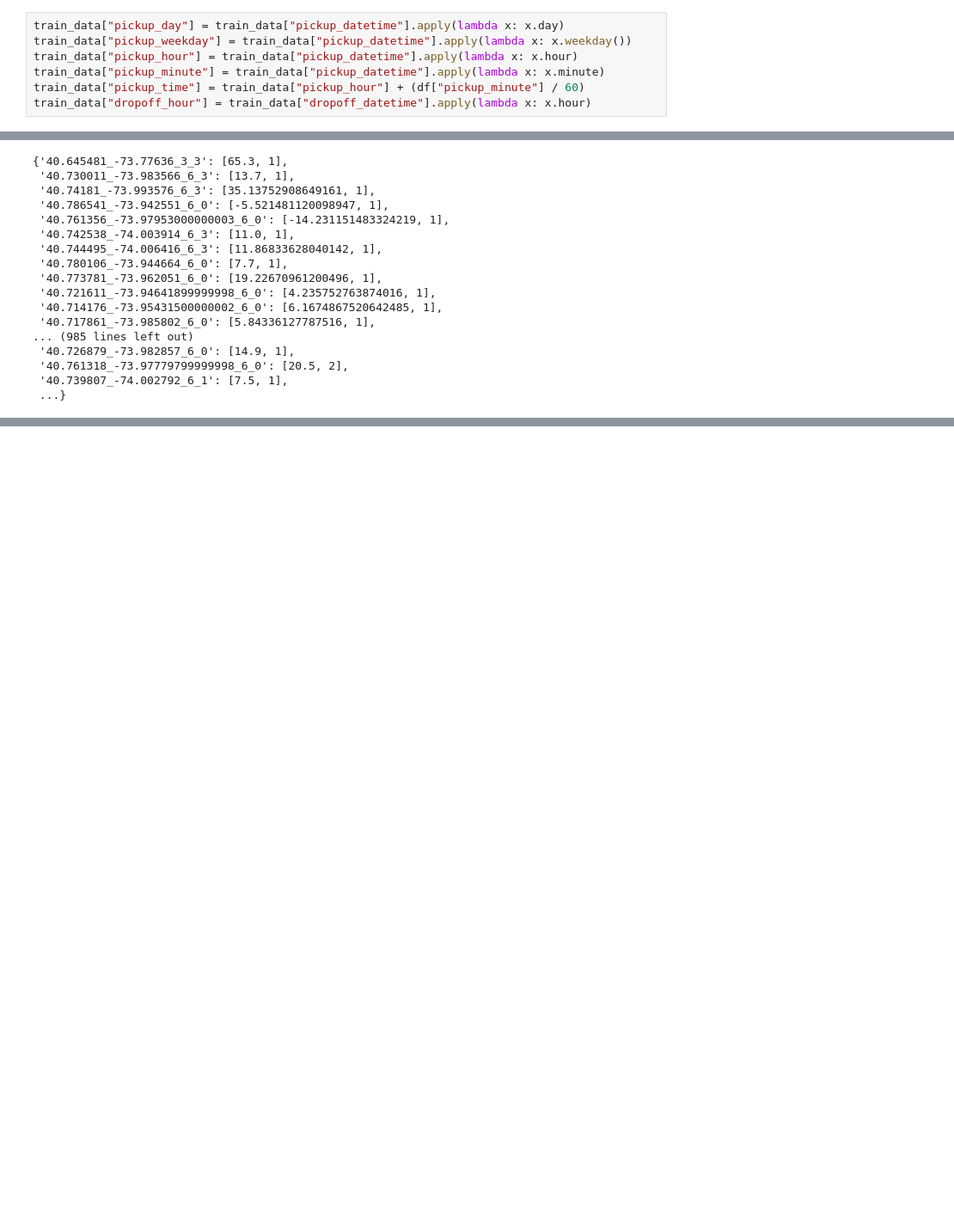
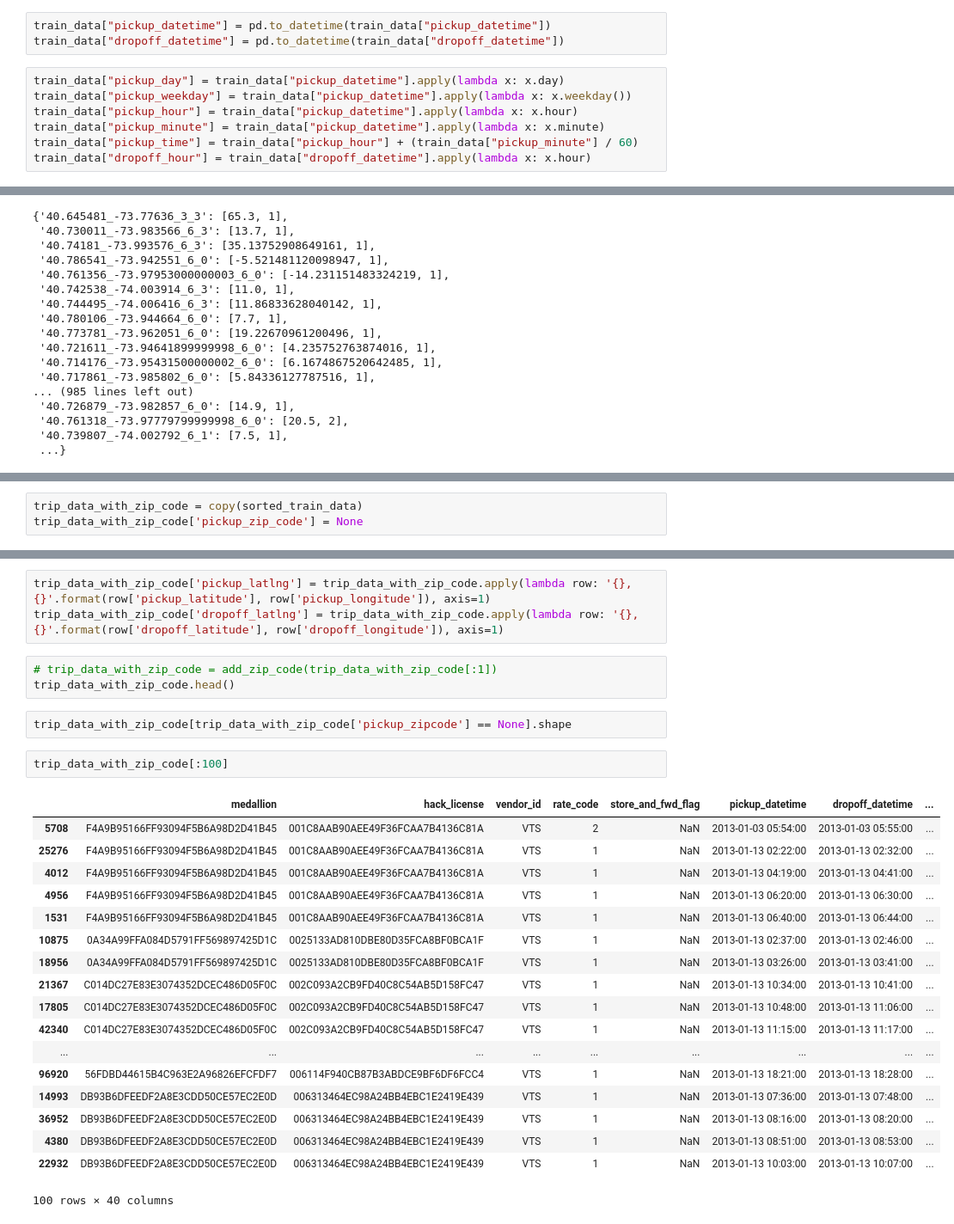
Before and after one commit to marufdsi/TaxiRevenue, a Jupyter notebook: ReinforcementLearningOnTaxiRevenue.ipynb, the cells around one changed output, grey strips where cells are left out. Shown: that part at 86% size. Cells and saved outputs as stored; diff of their text form; blank space fills up the shorter version.

```diff
--- a/ReinforcementLearningOnTaxiRevenue.ipynb
+++ b/ReinforcementLearningOnTaxiRevenue.ipynb
@@ -57,9 +60,12 @@ train_data.head()
+# %%
+train_data["pickup_datetime"] = pd.to_datetime(train_data["pickup_datetime"])
+train_data["dropoff_datetime"] = pd.to_datetime(train_data["dropoff_datetime"])
 # %%
 train_data["pickup_day"] = train_data["pickup_datetime"].apply(lambda x: x.day)
 train_data["pickup_weekday"] = train_data["pickup_datetime"].apply(lambda x: x.weekday())
 train_data["pickup_hour"] = train_data["pickup_datetime"].apply(lambda x: x.hour)
 train_data["pickup_minute"] = train_data["pickup_datetime"].apply(lambda x: x.minute)
-train_data["pickup_time"] = train_data["pickup_hour"] + (df["pickup_minute"] / 60)
+train_data["pickup_time"] = train_data["pickup_hour"] + (train_data["pickup_minute"] / 60)
 train_data["dropoff_hour"] = train_data["dropoff_datetime"].apply(lambda x: x.hour)
 # %%
 train_data['pickup_date'] = [date.date() for date in train_data['pickup_datetime']]
@@ -290,0 +289,3 @@ _Q
+# %%
+trip_data_with_zip_code = copy(sorted_train_data)
+trip_data_with_zip_code['pickup_zip_code'] = None
@@ -290,0 +312,29 @@ _Q
+# %%
+trip_data_with_zip_code['pickup_latlng'] = trip_data_with_zip_code.apply(lambda row: '{},{}'.format(row['pickup_latitude'], row['pickup_longitude']), axis=1)
+trip_data_with_zip_code['dropoff_latlng'] = trip_data_with_zip_code.apply(lambda row: '{},{}'.format(row['dropoff_latitude'], row['dropoff_longitude']), axis=1)
+# %%
+# trip_data_with_zip_code = add_zip_code(trip_data_with_zip_code[:1])
+trip_data_with_zip_code.head()
+# %%
+trip_data_with_zip_code[trip_data_with_zip_code['pickup_zipcode'] == None].shape
+# %%
+trip_data_with_zip_code[:100]
+# %% [output]
+|  | medallion | hack_license | vendor_id | rate_code | store_and_fwd_flag | pickup_datetime | dropoff_datetime | ... |
+| 5708 | F4A9B95166FF93094F5B6A98D2D41B45 | 001C8AAB90AEE49F36FCAA7B4136C81A | VTS | 2 | NaN | 2013-01-03 05:54:00 | 2013-01-03 05:55:00 | ... |
+| 25276 | F4A9B95166FF93094F5B6A98D2D41B45 | 001C8AAB90AEE49F36FCAA7B4136C81A | VTS | 1 | NaN | 2013-01-13 02:22:00 | 2013-01-13 02:32:00 | ... |
+| 4012 | F4A9B95166FF93094F5B6A98D2D41B45 | 001C8AAB90AEE49F36FCAA7B4136C81A | VTS | 1 | NaN | 2013-01-13 04:19:00 | 2013-01-13 04:41:00 | ... |
+| 4956 | F4A9B95166FF93094F5B6A98D2D41B45 | 001C8AAB90AEE49F36FCAA7B4136C81A | VTS | 1 | NaN | 2013-01-13 06:20:00 | 2013-01-13 06:30:00 | ... |
+| 1531 | F4A9B95166FF93094F5B6A98D2D41B45 | 001C8AAB90AEE49F36FCAA7B4136C81A | VTS | 1 | NaN | 2013-01-13 06:40:00 | 2013-01-13 06:44:00 | ... |
+| 10875 | 0A34A99FFA084D5791FF569897425D1C | 0025133AD810DBE80D35FCA8BF0BCA1F | VTS | 1 | NaN | 2013-01-13 02:37:00 | 2013-01-13 02:46:00 | ... |
+| 18956 | 0A34A99FFA084D5791FF569897425D1C | 0025133AD810DBE80D35FCA8BF0BCA1F | VTS | 1 | NaN | 2013-01-13 03:26:00 | 2013-01-13 03:41:00 | ... |
+| 21367 | C014DC27E83E3074352DCEC486D05F0C | 002C093A2CB9FD40C8C54AB5D158FC47 | VTS | 1 | NaN | 2013-01-13 10:34:00 | 2013-01-13 10:41:00 | ... |
+| 17805 | C014DC27E83E3074352DCEC486D05F0C | 002C093A2CB9FD40C8C54AB5D158FC47 | VTS | 1 | NaN | 2013-01-13 10:48:00 | 2013-01-13 11:06:00 | ... |
+| 42340 | C014DC27E83E3074352DCEC486D05F0C | 002C093A2CB9FD40C8C54AB5D158FC47 | VTS | 1 | NaN | 2013-01-13 11:15:00 | 2013-01-13 11:17:00 | ... |
+| ... | ... | ... | ... | ... | ... | ... | ... | ... |
+| 96920 | 56FDBD44615B4C963E2A96826EFCFDF7 | 006114F940CB87B3ABDCE9BF6DF6FCC4 | VTS | 1 | NaN | 2013-01-13 18:21:00 | 2013-01-13 18:28:00 | ... |
+| 14993 | DB93B6DFEEDF2A8E3CDD50CE57EC2E0D | 006313464EC98A24BB4EBC1E2419E439 | VTS | 1 | NaN | 2013-01-13 07:36:00 | 2013-01-13 07:48:00 | ... |
+| 36952 | DB93B6DFEEDF2A8E3CDD50CE57EC2E0D | 006313464EC98A24BB4EBC1E2419E439 | VTS | 1 | NaN | 2013-01-13 08:16:00 | 2013-01-13 08:20:00 | ... |
+| 4380 | DB93B6DFEEDF2A8E3CDD50CE57EC2E0D | 006313464EC98A24BB4EBC1E2419E439 | VTS | 1 | NaN | 2013-01-13 08:51:00 | 2013-01-13 08:53:00 | ... |
+| 22932 | DB93B6DFEEDF2A8E3CDD50CE57EC2E0D | 006313464EC98A24BB4EBC1E2419E439 | VTS | 1 | NaN | 2013-01-13 10:03:00 | 2013-01-13 10:07:00 | ... |
+100 rows × 40 columns
```
Also changed, not shown: parts of 8 cells of this notebook.
